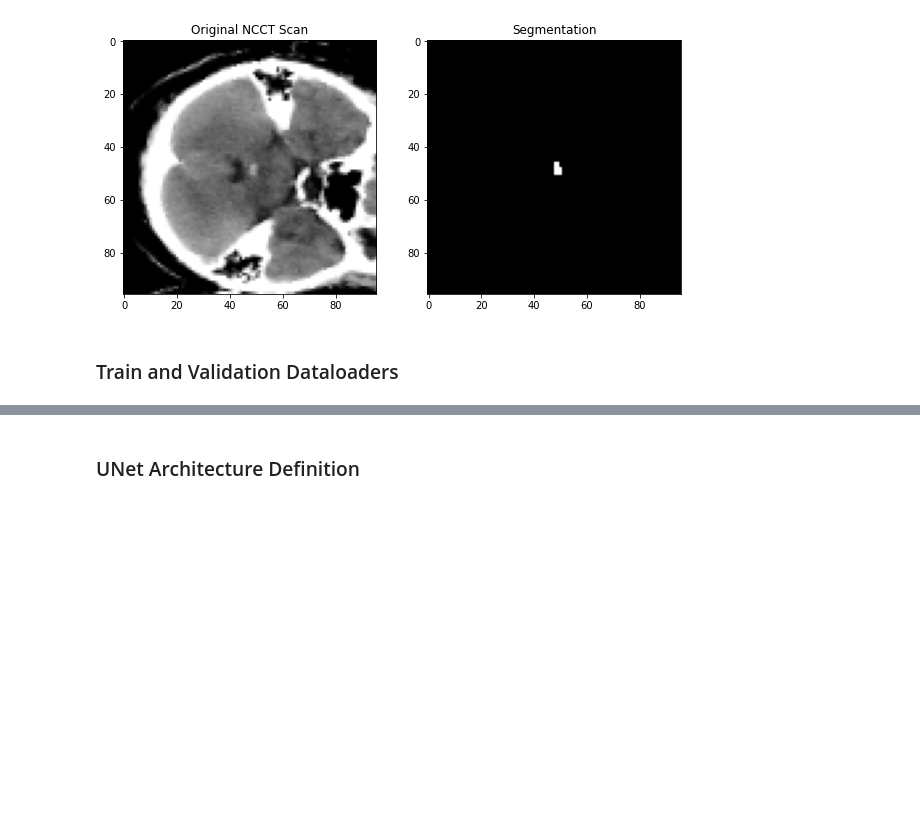
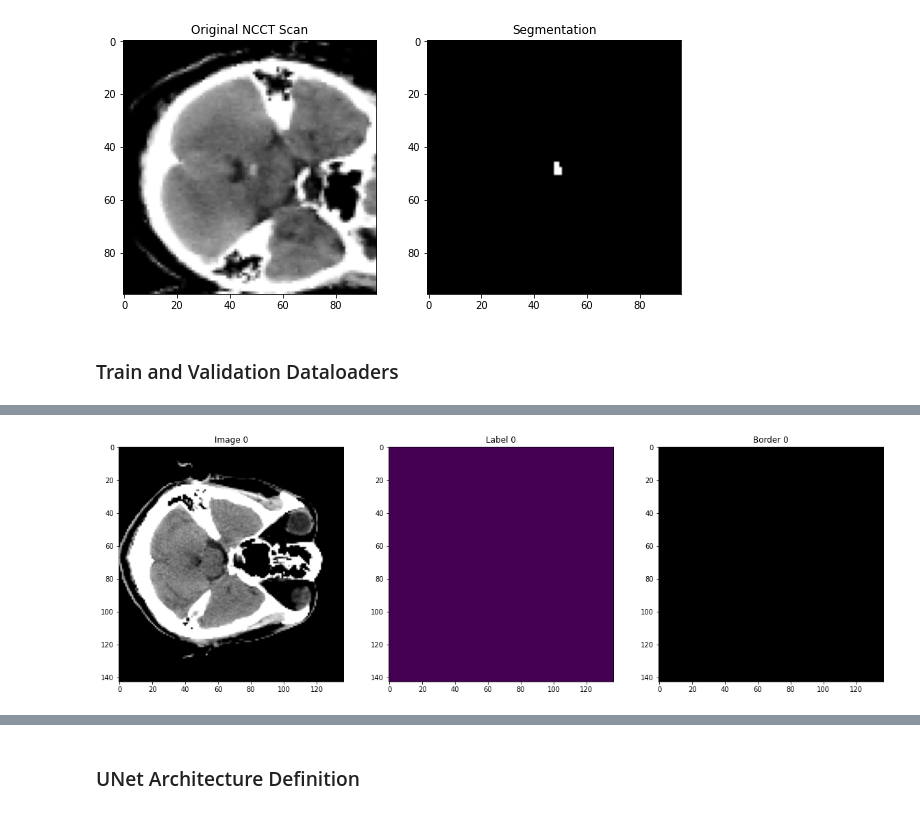
Before and after one commit to SRDewan/INSTANCE22, a Jupyter notebook: UNet.ipynb, the cells around one changed output, grey strips where cells are left out. Saved outputs shown, nothing was run; the diff lists cells and outputs as text; code cells hidden in the pictures; blank space fills up the shorter version.

```diff
--- a/UNet.ipynb
+++ b/UNet.ipynb
@@ -198,0 +215,99 @@ val_loader = DataLoader(val_ds, batch_size=val_batch_size, num_workers=4)
+# %%
+scan = 24
+
+for i, val_data in enumerate(val_loader):
+    plt.figure("Check", (20, 10))
+    plt.subplot(1, 3, 1)
+    plt.title(f"Image {i}")
+    plt.imshow(val_data["image"][0, 0, :, :, scan], cmap="gray")
+
+    plt.subplot(1, 3, 2)
+    plt.title(f"Label {i}")
+    plt.imshow(val_data["label"][0, 0, :, :, scan])
+
+    plt.subplot(1, 3, 3)
+    plt.title(f"Border {i}")
+
+    label = val_data["label"][0, 0]
+    npImg = label.cpu().numpy()[:, :, scan:scan + 1].astype(np.uint8)
+    contours, hierarchy = cv2.findContours(npImg, cv2.RETR_EXTERNAL, cv2.CHAIN_APPROX_NONE)
+
+    border = np.zeros(npImg.shape)
+    gap = 1
+    lengths = []
+    line_pts = []
+    centroid_dists = []
+    print("Image %d has %d contours" % (i, len(contours)))
+
+    for fig in contours:
+        lengths.append([])
+        line_pts.append([])
+        centroid_dists.append([])
+
+        M = cv2.moments(fig)
+        centroid = []
+        if M['m00'] != 0:
+            cx = int(M['m10'] / M['m00'])
+            cy = int(M['m01'] / M['m00'])
+            border[cy-gap:cy+gap, cx-gap:cx+gap, 0] = 0.5
+            centroid = [cx, cy]
+
+        if len(fig) < 10:
+            continue
+
+        for idx in range(len(fig)):
+            coord = fig[idx][0]
+            border[coord[1], coord[0], 0] = 1
+
+            for next_idx in range(idx + 1, len(fig)):
+                next_coord = fig[next_idx][0]
+                line_pts[-1].append([[coord[0], next_coord[0]], [coord[1], next_coord[1]]])
+
+                length = np.sqrt((next_coord[0] - coord[0]) ** 2 + (next_coord[1] - coord[1]) ** 2)
+                lengths[-1].append(length)
+
+                num = np.abs((next_coord[0] - coord[0]) * (coord[1] - centroid[1]) - (next_coord[1] - coord[1]) * (coord[0] - centroid[0]))
+                centroid_dist = num / length
+                if not length:
+                    centroid_dist = np.inf
+                centroid_dists[-1].append(centroid_dist)
+
+        max_len = max(lengths[-1])
+        max_len_idx = lengths[-1].index(max_len)
+        min_dist = min(centroid_dists[-1])
+        min_dist_idx = centroid_dists[-1].index(min_dist)
+        print("Max length = %f,\n Max length index = %d,\n Length at min distance = %f,\n" %
+              (max_len, max_len_idx, lengths[-1][min_dist_idx]))
+        print("Min distance = %f,\n Min distance index = %d,\n Distance at max length = %f" %
+              (min_dist, min_dist_idx, centroid_dists[-1][max_len_idx]))
+        plt.plot(line_pts[-1][max_len_idx][0], line_pts[-1][max_len_idx][1], color="red", linewidth=2)
+        plt.plot(line_pts[-1][min_dist_idx][0], line_pts[-1][min_dist_idx][1], color="blue", linewidth=2)
+
+        [[x1, x2], [y1, y2]] = line_pts[-1][max_len_idx]
+        max_len_slope = (y2 - y1) / (x2 - x1)
+        best = np.inf
+        best_idx = -1
+        for idx in range(len(line_pts[-1])):
+            if idx == max_len_idx:
+                continue
+
+            [[x1, x2], [y1, y2]] = line_pts[-1][idx]
+            slope = (y2 - y1) / (x2 - x1)
+            angle = np.arctan((slope - max_len_slope) / (1 + slope * max_len_slope))
+
+            if np.abs(angle - np.pi / 2) < np.abs(best - np.pi / 2):
+                best = angle
+                best_idx = idx
+            elif np.abs(angle - np.pi / 2) == np.abs(best - np.pi / 2) and lengths[-1][best_idx] < lengths[-1][idx]:
+                best = angle
+                best_idx = idx
+
+        print("Closest to perpendicular = %f,\n Best perpendicular length = %f\n" % (best * 180 / np.pi, lengths[-1][best_idx]))
+        plt.plot(line_pts[-1][best_idx][0], line_pts[-1][best_idx][1], color="green", linewidth=2)
+
+    plt.imshow(border, cmap="gray")
+    plt.show()
+
+    if i == 10:
+        break
+# %% [output]
@@ -198,0 +315 @@ val_loader = DataLoader(val_ds, batch_size=val_batch_size, num_workers=4)
+[figure, added]
```
Also changed, not shown: parts of 16 cells of this notebook, 12 other files.
